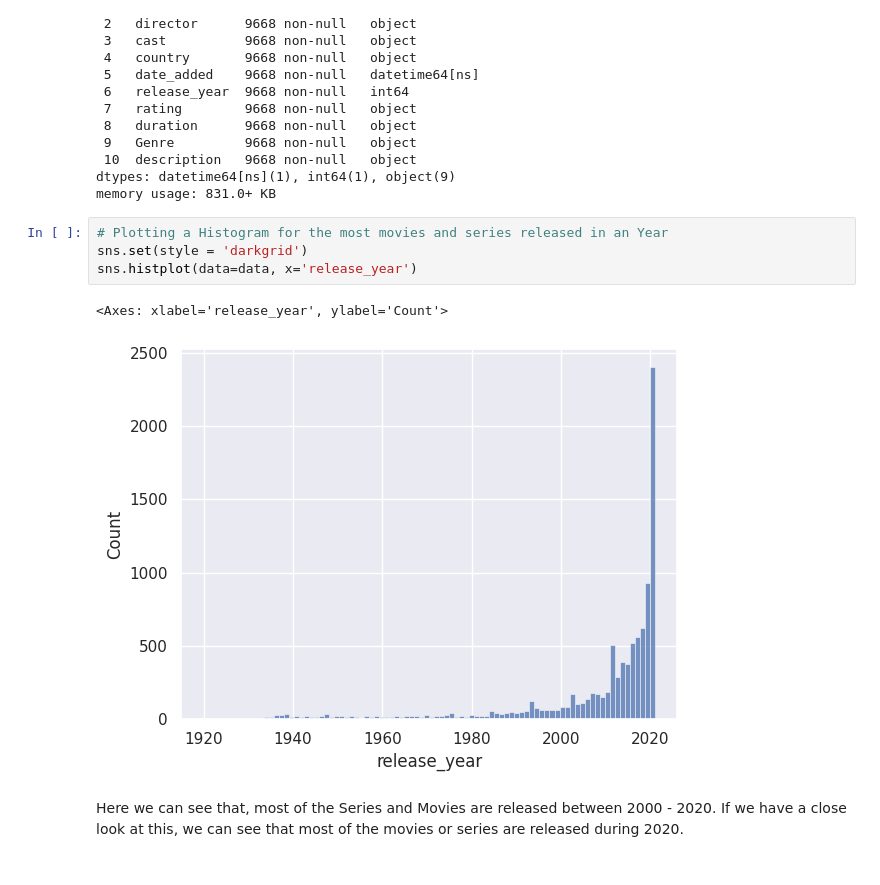
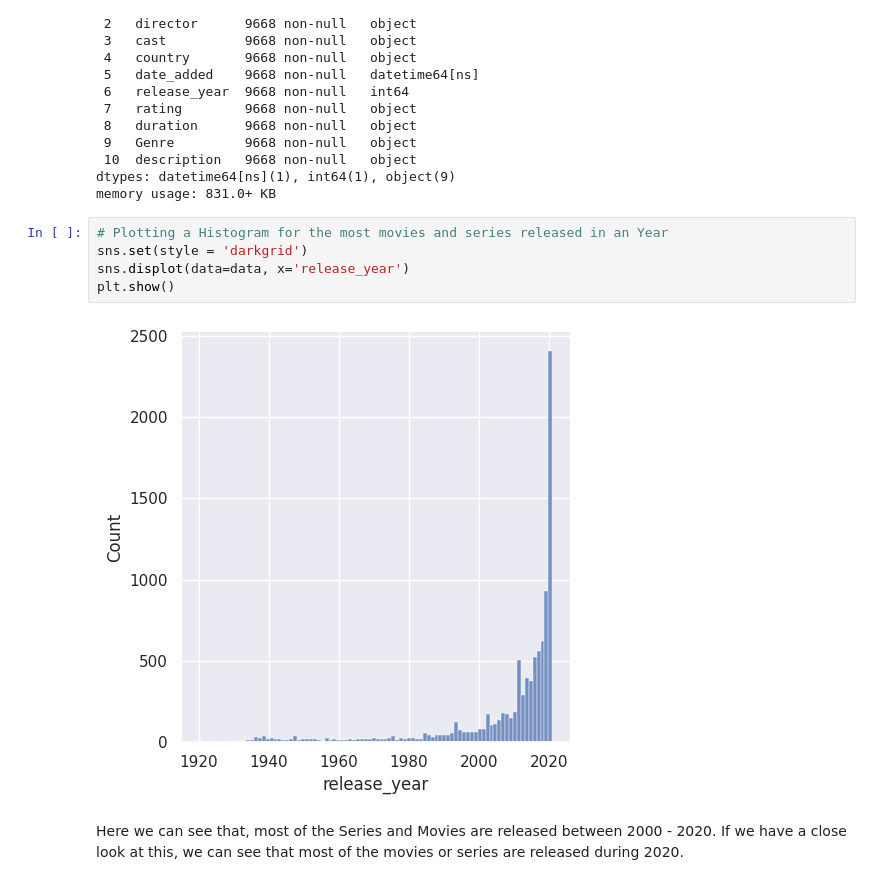
Before and after one commit to KunalSharma2001/Exploratory-data-analysis-EDA-, a Jupyter notebook: Amazon Prime EDA/Amzon_EDA.ipynb, the cells around one changed output. Cells and saved outputs as stored; diff of their text form.

```diff
--- a/Amazon Prime EDA/Amzon_EDA.ipynb
+++ b/Amazon Prime EDA/Amzon_EDA.ipynb
@@ -285,10 +285,10 @@ memory usage: 831.0+ KB
 # %%
 # Plotting a Histogram for the most movies and series released in an Year
 sns.set(style = 'darkgrid')
-sns.histplot(data=data, x='release_year')
+sns.displot(data=data, x='release_year')
+plt.show()
 # %% [output]
-<Axes: xlabel='release_year', ylabel='Count'>
-[figure, old version]
+[figure, new version]
 # %% [markdown]
 Here we can see that, most of the Series and Movies are released between 2000 - 2020.
 If we have a close look at this, we can see that most of the movies or series are released during 2020.
```
